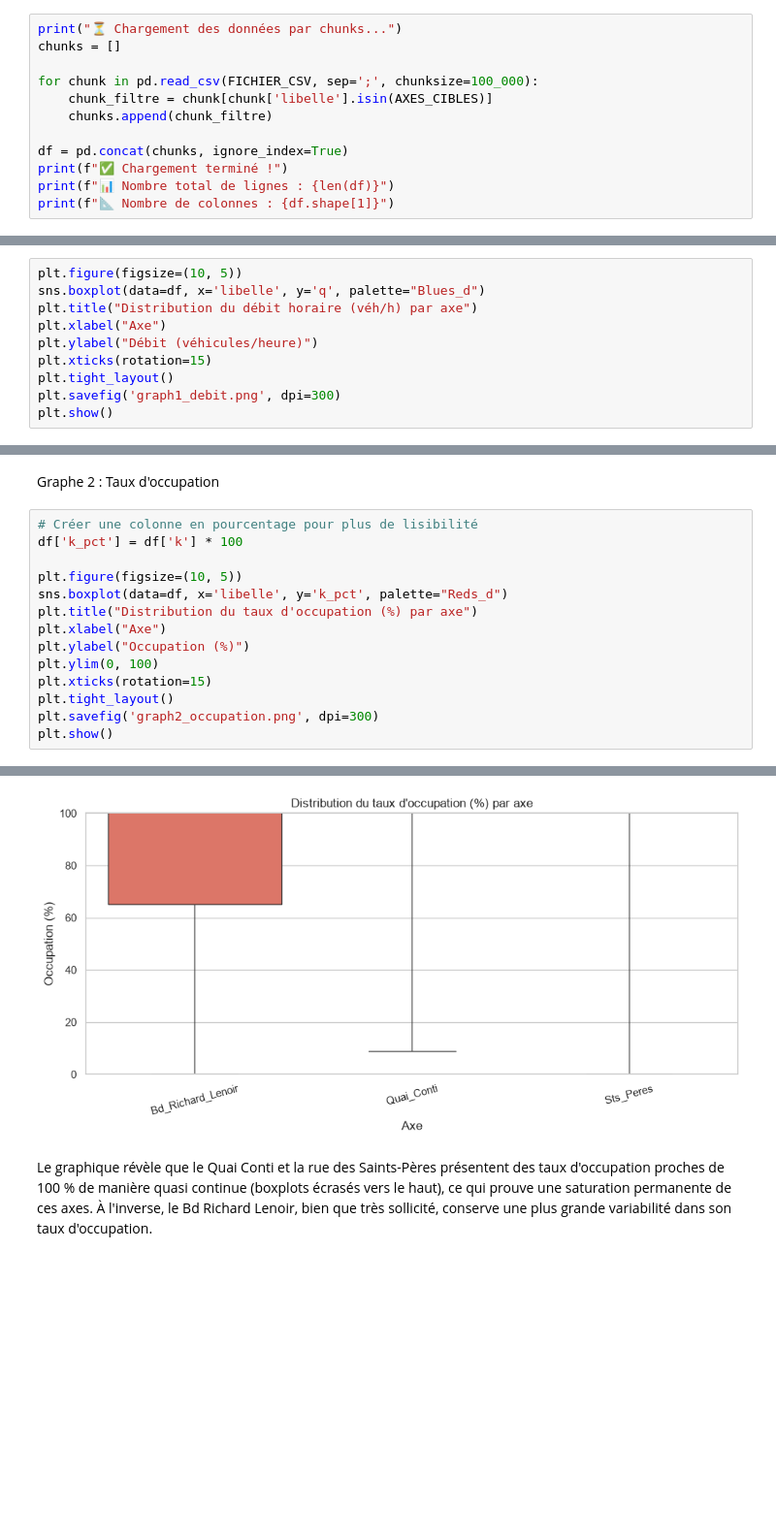
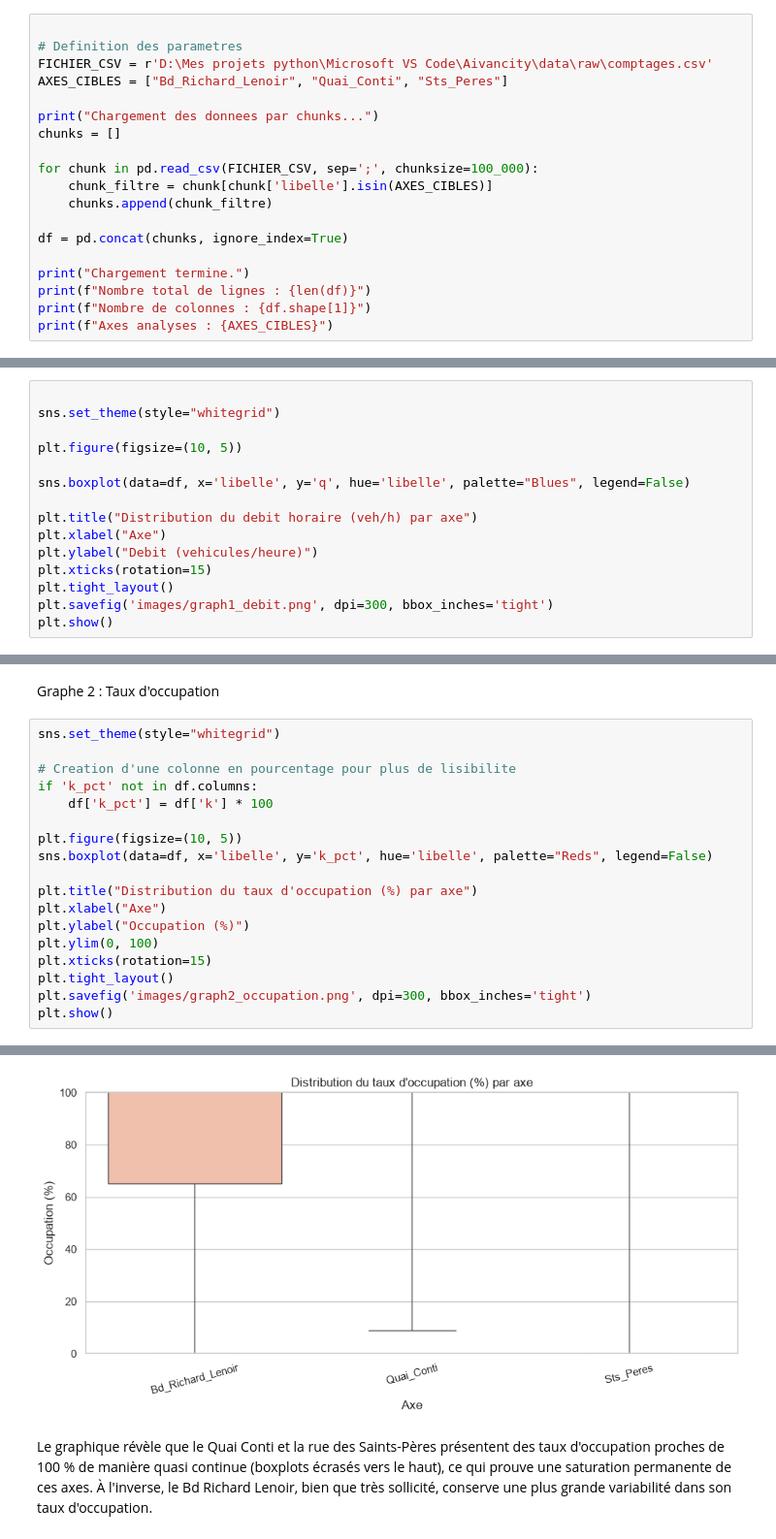
Before and after one commit to Fred-Youaleu/Projet_Trafic, a Jupyter notebook: Projet_Trafic.ipynb, the cells around one changed output, grey strips where cells are left out. Shown at 97% size. Drawn from its saved outputs; the diff is of its cells as text; blank space fills up the shorter version.

```diff
--- a/Projet_Trafic.ipynb
+++ b/Projet_Trafic.ipynb
@@ -20,7 +20,12 @@ print(f"🎯 Axes analysés : {AXES_CIBLES}")
 # %% [markdown]
 Chargement par Chunks
 # %%
-print("⏳ Chargement des données par chunks...")
+
+# Definition des parametres
+FICHIER_CSV = r'D:\Mes projets python\Microsoft VS Code\Aivancity\data\raw\comptages.csv'
+AXES_CIBLES = ["Bd_Richard_Lenoir", "Quai_Conti", "Sts_Peres"]
+
+print("Chargement des donnees par chunks...")
 chunks = []
 
 for chunk in pd.read_csv(FICHIER_CSV, sep=';', chunksize=100_000):
@@ -28,7 +33,9 @@ for chunk in pd.read_csv(FICHIER_CSV, sep=';', chunksize=100_000):
     chunks.append(chunk_filtre)
 
 df = pd.concat(chunks, ignore_index=True)
-print(f"✅ Chargement terminé !")
-print(f"📊 Nombre total de lignes : {len(df)}")
-print(f"📐 Nombre de colonnes : {df.shape[1]}")
+
+print("Chargement termine.")
+print(f"Nombre total de lignes : {len(df)}")
+print(f"Nombre de colonnes : {df.shape[1]}")
+print(f"Axes analyses : {AXES_CIBLES}")
 # %% [output]
@@ -84,13 +92,18 @@ memory usage: 5.9 MB
 # %% [markdown]
 Graphe 1: Distribution du debit
 # %%
+
+sns.set_theme(style="whitegrid")
+
 plt.figure(figsize=(10, 5))
-sns.boxplot(data=df, x='libelle', y='q', palette="Blues_d")
-plt.title("Distribution du débit horaire (véh/h) par axe")
+
+sns.boxplot(data=df, x='libelle', y='q', hue='libelle', palette="Blues", legend=False)
+
+plt.title("Distribution du debit horaire (veh/h) par axe")
 plt.xlabel("Axe")
-plt.ylabel("Débit (véhicules/heure)")
+plt.ylabel("Debit (vehicules/heure)")
 plt.xticks(rotation=15)
 plt.tight_layout()
-plt.savefig('graph1_debit.png', dpi=300)
+plt.savefig('images/graph1_debit.png', dpi=300, bbox_inches='tight')
 plt.show()
 # %% [output]
@@ -105,17 +115,21 @@ Ce boxplot montre la répartition du débit horaire (en véhicules/heure) pour c
 # %% [markdown]
 Graphe 2 : Taux d'occupation
 # %%
-# Créer une colonne en pourcentage pour plus de lisibilité
-df['k_pct'] = df['k'] * 100
+sns.set_theme(style="whitegrid")
+
+# Creation d'une colonne en pourcentage pour plus de lisibilite
+if 'k_pct' not in df.columns:
+    df['k_pct'] = df['k'] * 100
 
 plt.figure(figsize=(10, 5))
-sns.boxplot(data=df, x='libelle', y='k_pct', palette="Reds_d")
+sns.boxplot(data=df, x='libelle', y='k_pct', hue='libelle', palette="Reds", legend=False)
+
 plt.title("Distribution du taux d'occupation (%) par axe")
 plt.xlabel("Axe")
 plt.ylabel("Occupation (%)")
 plt.ylim(0, 100)
 plt.xticks(rotation=15)
 plt.tight_layout()
-plt.savefig('graph2_occupation.png', dpi=300)
+plt.savefig('images/graph2_occupation.png', dpi=300, bbox_inches='tight')
 plt.show()
 # %% [output]
@@ -125,4 +136,4 @@ Passing `palette` without assigning `hue` is deprecated and will be removed in v
-[figure, old version]
+[figure, new version]
 # %% [markdown]
 
 Le graphique révèle que le Quai Conti et la rue des Saints-Pères présentent des taux d'occupation proches de 100 % de manière quasi continue (boxplots écrasés vers le haut), ce qui prouve une saturation permanente de ces axes. À l'inverse, le Bd Richard Lenoir, bien que très sollicité, conserve une plus grande variabilité dans son taux d'occupation.
```
Also changed, not shown: parts of 6 cells of this notebook.
